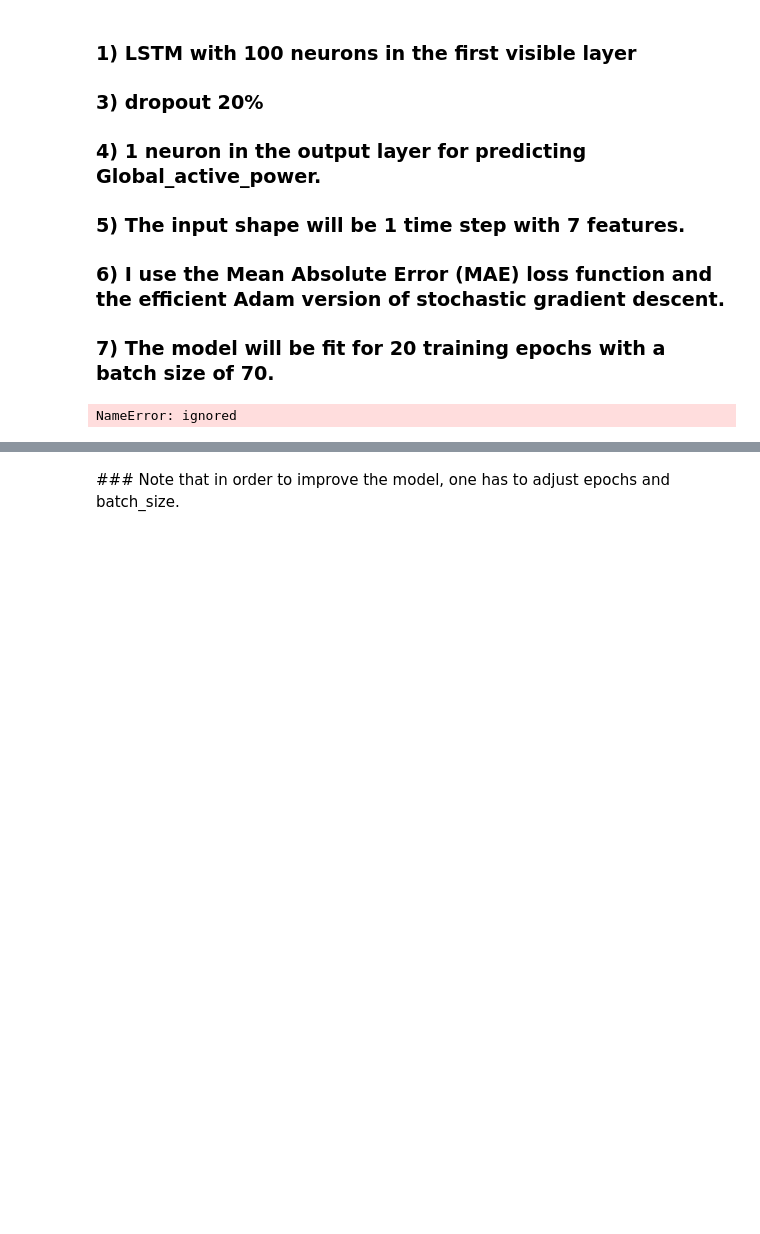
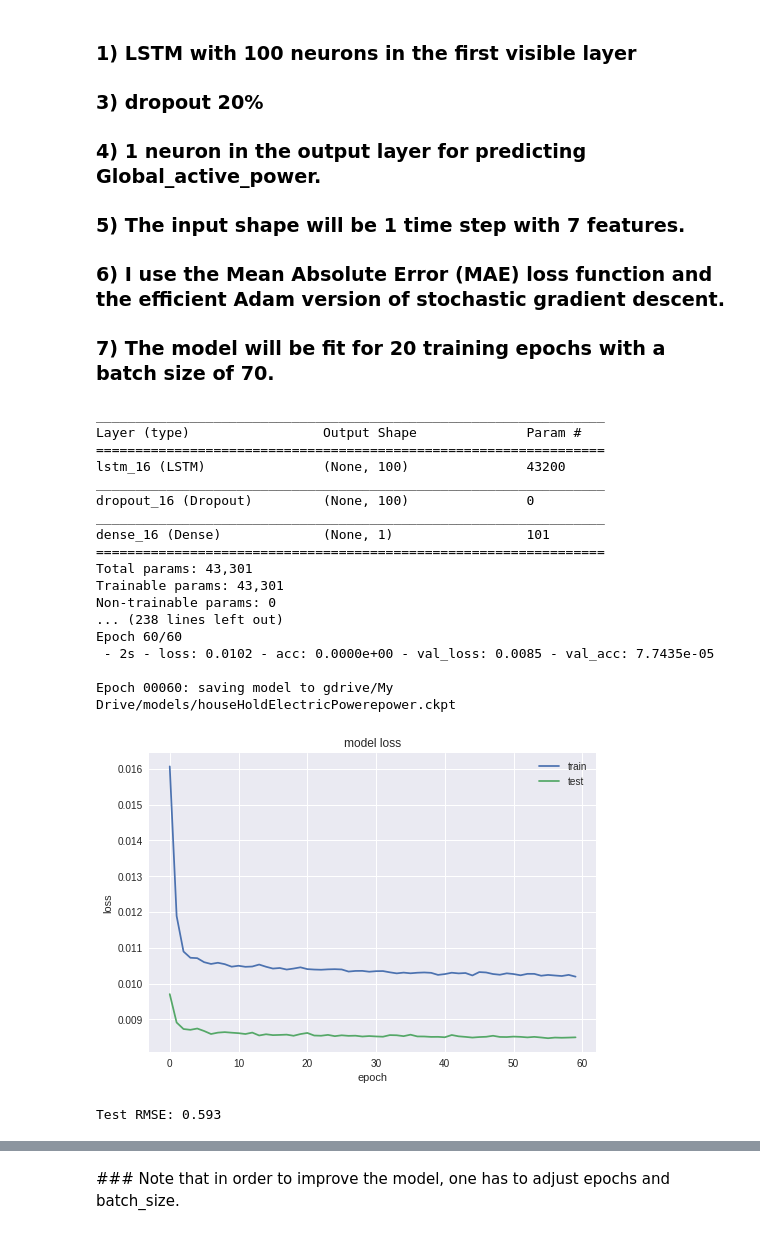
Before and after one commit to foundation-models/tutorial, a Jupyter notebook: LSTM_in_Individual_household_electric_power_consumption.ipynb, the cells around one changed output, grey strips where cells are left out. Drawn from its saved outputs; the diff is of its cells as text; code cells hidden in the pictures; blank space fills up the shorter version.

```diff
--- a/LSTM_in_Individual_household_electric_power_consumption.ipynb
+++ b/LSTM_in_Individual_household_electric_power_consumption.ipynb
@@ -539,28 +544,50 @@ def test_model(test_X, test_y):
 # %%
 # Create checkpoint callback
 cp_callback = tf.keras.callbacks.ModelCheckpoint(checkpoint_path,
                                                  save_weights_only=True,
                                        verbose=1)
 
 model = create_model()
+
+model.summary()
+#model.load_weights(checkpoint_path)
+
 # fit network
 history = model.fit(train_X, train_y, epochs=epochs, batch_size=70,
                     validation_data=(test_X, test_y), verbose=2, shuffle=False,
                    callbacks = [cp_callback])
 
 # summarize history for loss
 plt.plot(history.history['loss'])
 plt.plot(history.history['val_loss'])
 plt.title('model loss')
 plt.ylabel('loss')
 plt.xlabel('epoch')
 plt.legend(['train', 'test'], loc='upper right')
 plt.show()
 
 rmse = test_model(test_X, test_y)
 print('Test RMSE: %.3f' % rmse)
 # %% [output]
-NameError: ignored
+_________________________________________________________________
+Layer (type)                 Output Shape              Param #
+=================================================================
+lstm_16 (LSTM)               (None, 100)               43200
+_________________________________________________________________
+dropout_16 (Dropout)         (None, 100)               0
+_________________________________________________________________
+dense_16 (Dense)             (None, 1)                 101
+=================================================================
+Total params: 43,301
+Trainable params: 43,301
+Non-trainable params: 0
+... (238 lines left out)
+Epoch 60/60
+ - 2s - loss: 0.0102 - acc: 0.0000e+00 - val_loss: 0.0085 - val_acc: 7.7435e-05
+
+Epoch 00060: saving model to gdrive/My Drive/models/houseHoldElectricPowerepower.ckpt
+[figure, added]
+Test RMSE: 0.593
 # %%
 model = create_model()
 model.summary()
```
Also changed, not shown: parts of 2 cells of this notebook.
